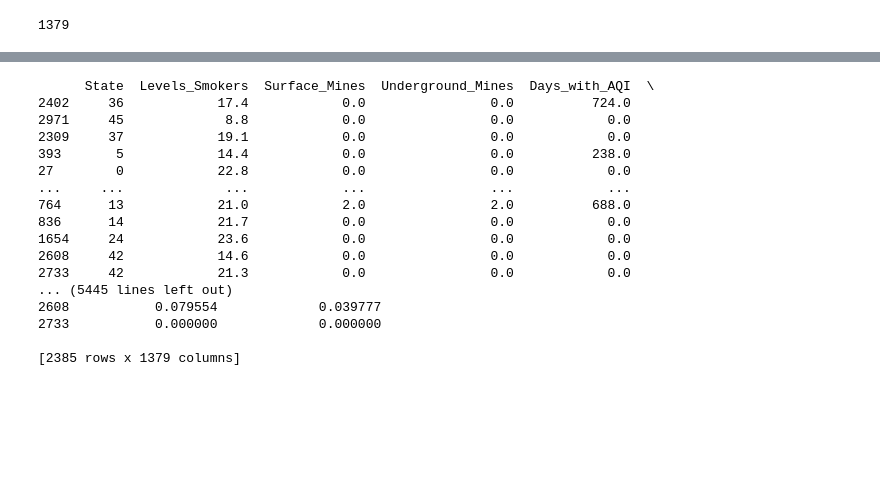
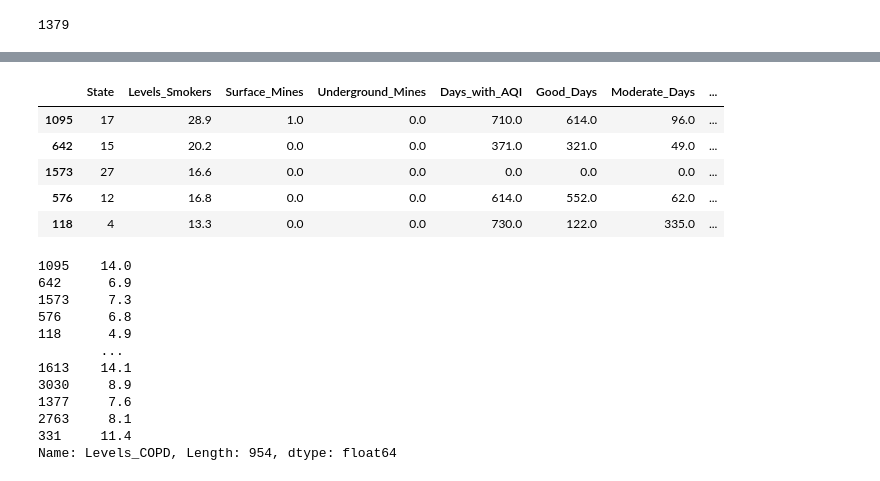
Before and after one commit to AvatarJoshi/copd_project, a Jupyter notebook: Machine_Learning/DeepLearning-AJ.ipynb, the cells around one changed output, grey strips where cells are left out. Saved outputs shown, nothing was run; the diff lists cells and outputs as text; code cells hidden in the pictures; blank space fills up the shorter version.

```diff
--- a/Machine_Learning/DeepLearning-AJ.ipynb
+++ b/Machine_Learning/DeepLearning-AJ.ipynb
@@ -385,22 +386,28 @@ Loss: 0.7804729342460632, RMSE: 1.1234122514724731
 # # Export our model to HDF5 file
 # nn.save('COPD_DeepLearning.h5')
 # %%
-X_train
+# View the test set
+X_test.head(5)
 # %% [output]
-      State  Levels_Smokers  Surface_Mines  Underground_Mines  Days_with_AQI  \
-2402     36            17.4            0.0                0.0          724.0
-2971     45             8.8            0.0                0.0            0.0
-2309     37            19.1            0.0                0.0            0.0
-393       5            14.4            0.0                0.0          238.0
-27        0            22.8            0.0                0.0            0.0
-...     ...             ...            ...                ...            ...
-764      13            21.0            2.0                2.0          688.0
-836      14            21.7            0.0                0.0            0.0
-1654     24            23.6            0.0                0.0            0.0
-2608     42            14.6            0.0                0.0            0.0
-2733     42            21.3            0.0                0.0            0.0
-... (5445 lines left out)
-2608           0.079554             0.039777
-2733           0.000000             0.000000
-
-[2385 rows x 1379 columns]
+|  | State | Levels_Smokers | Surface_Mines | Underground_Mines | Days_with_AQI | Good_Days | Moderate_Days | ... |
+| 1095 | 17 | 28.9 | 1.0 | 0.0 | 710.0 | 614.0 | 96.0 | ... |
+| 642 | 15 | 20.2 | 0.0 | 0.0 | 371.0 | 321.0 | 49.0 | ... |
+| 1573 | 27 | 16.6 | 0.0 | 0.0 | 0.0 | 0.0 | 0.0 | ... |
+| 576 | 12 | 16.8 | 0.0 | 0.0 | 614.0 | 552.0 | 62.0 | ... |
+| 118 | 4 | 13.3 | 0.0 | 0.0 | 730.0 | 122.0 | 335.0 | ... |
+# %%
+# View the actual values of the target in the test set
+y_test
+# %% [output]
+1095    14.0
+642      6.9
+1573     7.3
+576      6.8
+118      4.9
+        ...
+1613    14.1
+3030     8.9
+1377     7.6
+2763     8.1
+331     11.4
+Name: Levels_COPD, Length: 954, dtype: float64
```
Also changed, not shown: parts of 7 cells of this notebook.
